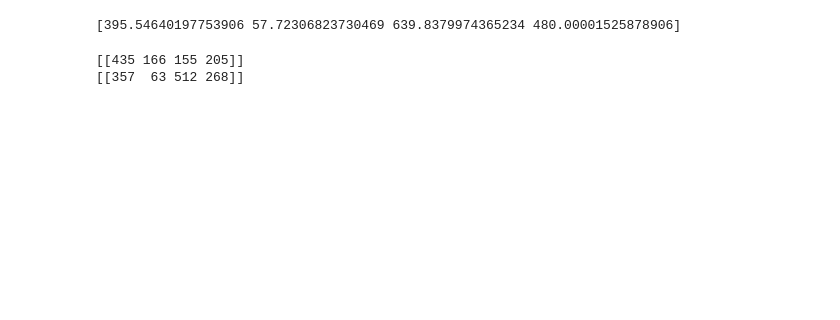
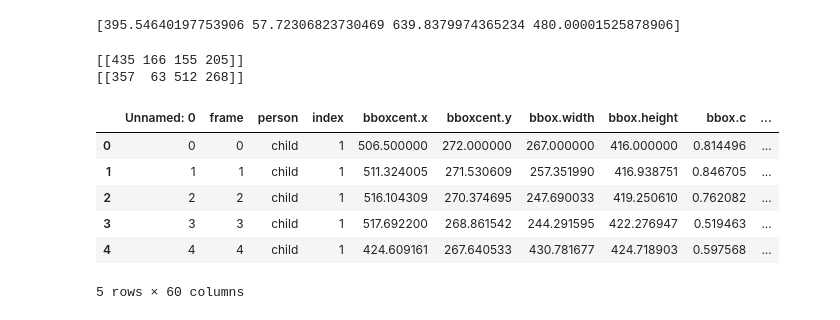
Before and after one commit to InfantLab/VideoAnnotator, a Jupyter notebook: code/06_ca_clean_label_actors_remove_ghosts.ipynb, the cells around one changed output. Saved outputs shown, nothing was run; the diff lists cells and outputs as text; code cells hidden in the pictures; blank space fills up the shorter version.

```diff
--- a/code/06_ca_clean_label_actors_remove_ghosts.ipynb
+++ b/code/06_ca_clean_label_actors_remove_ghosts.ipynb
@@ -20,6 +21,8 @@ videos_out = r"..\data\2_final"
 #a couple of files for testing
 VIDEO_FILE  = os.path.join(videos_in, "2UWdXP.joke1.rep2.take1.Peekaboo.mp4")
 VIDEO_FILE2 = os.path.join(videos_in, "2UWdXP.joke2.rep1.take1.NomNomNom.mp4")
+AUDIO_FILE = os.path.join(data_out, "2UWdXP.joke1.rep2.take1.Peekaboo.wav")
+SPEECH_FILE = os.path.join(data_out, "2UWdXP.joke1.rep2.take1.Peekaboo.json")
 
 testset = [VIDEO_FILE, VIDEO_FILE2]
 # %%
@@ -221 +153,5 @@ Face data found: ..\data\1_interim\2UWdXP.joke1.rep2.take1.Peekaboo.faces.ssd.cs
 Writing video to ..\data\2_final\2UWdXP.joke1.rep2.take1.Peekaboo_annotated.mp4
+# %%
+kpts = relabelPersonIndex(kpts, person = "child", index = 0, newPerson = "temp", newIndex = 100)
+kpts = relabelPersonIndex(kpts, person = "adult", index = 1, newPerson = "child", newIndex = 0)
+kpts = relabelPersonIndex(kpts, person = "temp", index = 100,newPerson = "adult",  newIndex = 1)
@@ -240,0 +229,12 @@ print(xyxy)
+# %%
+
+
+kpts.head()
+# %% [output]
+|  | Unnamed: 0 | frame | person | index | bboxcent.x | bboxcent.y | bbox.width | bbox.height | bbox.c | ... |
+| 0 | 0 | 0 | child | 1 | 506.500000 | 272.000000 | 267.000000 | 416.000000 | 0.814496 | ... |
+| 1 | 1 | 1 | child | 1 | 511.324005 | 271.530609 | 257.351990 | 416.938751 | 0.846705 | ... |
+| 2 | 2 | 2 | child | 1 | 516.104309 | 270.374695 | 247.690033 | 419.250610 | 0.762082 | ... |
+| 3 | 3 | 3 | child | 1 | 517.692200 | 268.861542 | 244.291595 | 422.276947 | 0.519463 | ... |
+| 4 | 4 | 4 | child | 1 | 424.609161 | 267.640533 | 430.781677 | 424.718903 | 0.597568 | ... |
+5 rows × 60 columns
```
Also changed, not shown: parts of 13 cells of this notebook, 12 other files.
